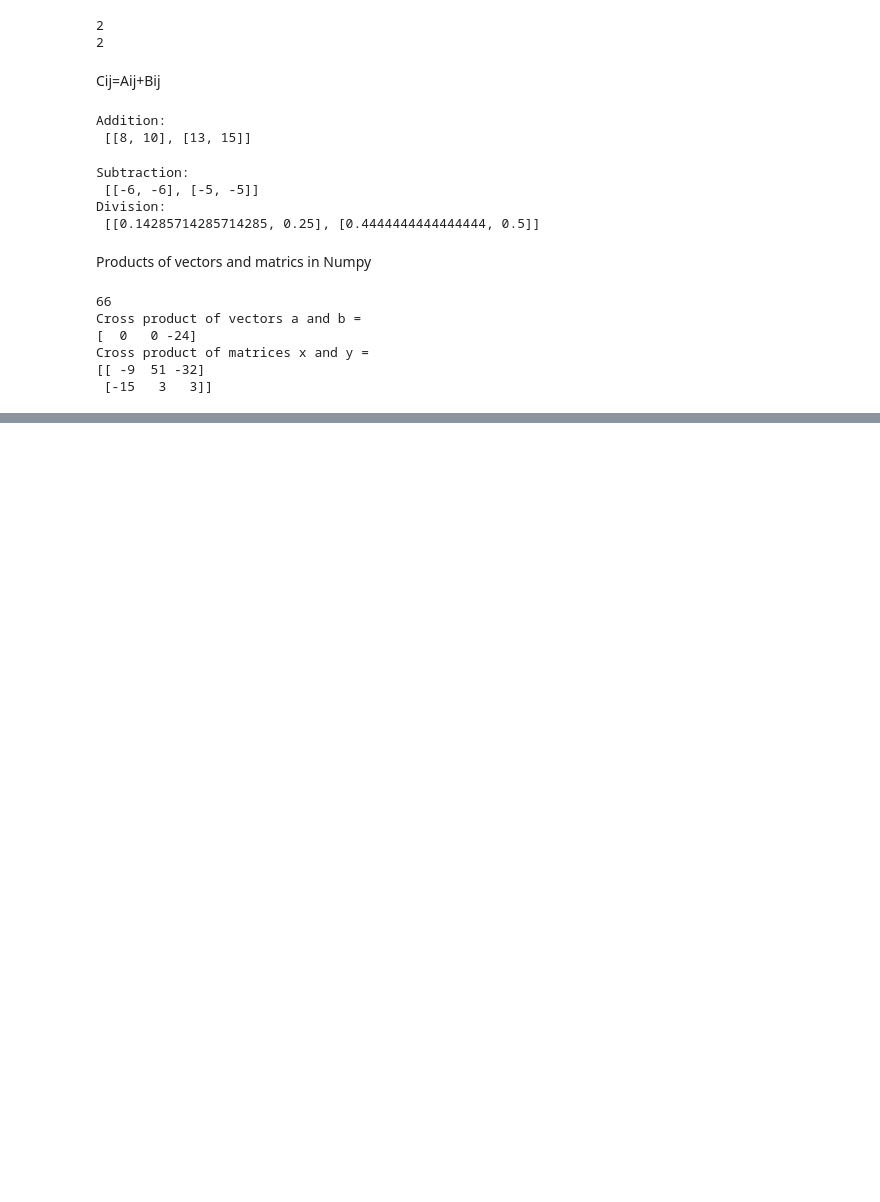
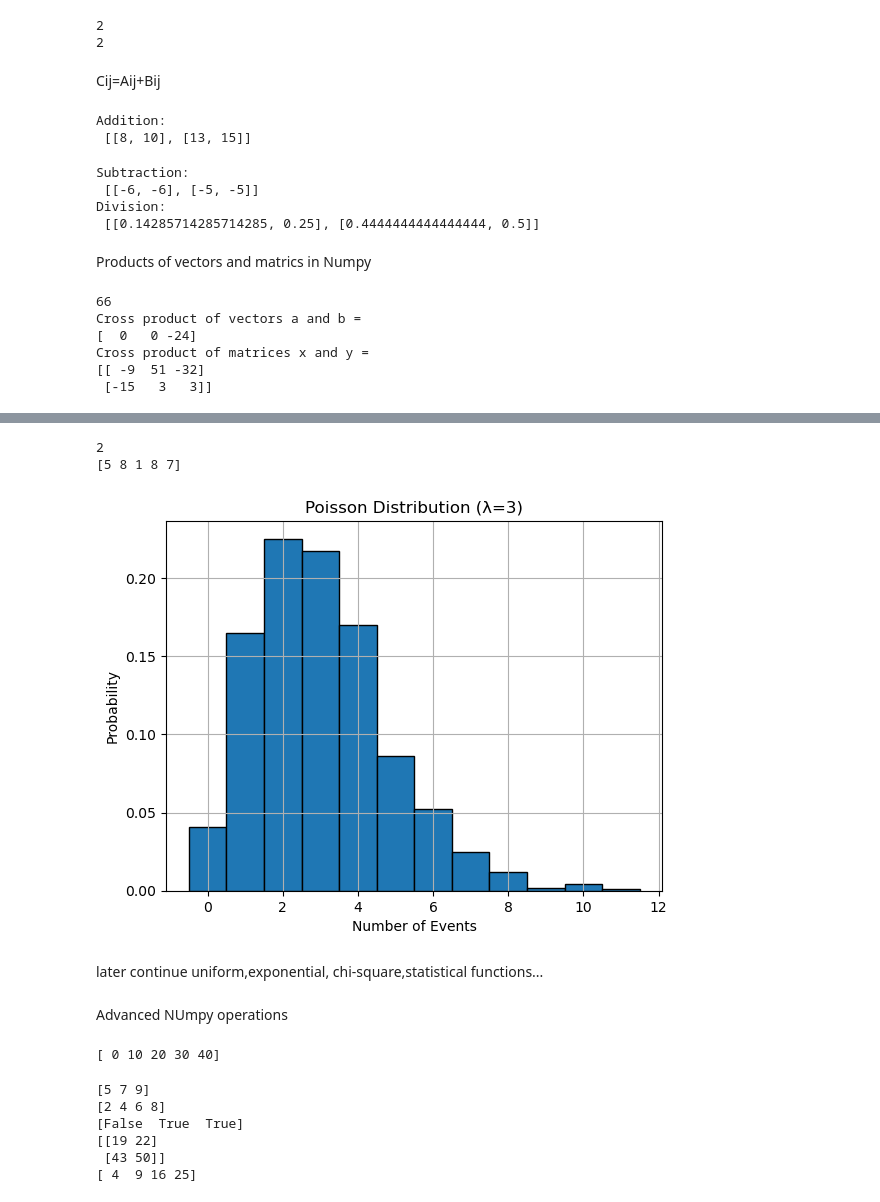
Before and after one commit to harshithvinesh/machine_learning, a Jupyter notebook: numpy.ipynb, the cells around one changed output, grey strips where cells are left out. Saved outputs shown, nothing was run; the diff lists cells and outputs as text; code cells hidden in the pictures; blank space fills up the shorter version.

```diff
--- a/numpy.ipynb
+++ b/numpy.ipynb
@@ -1095,0 +1454,76 @@ Cross product of matrices x and y =
+# %%
+import numpy as np
+x = np.random.poisson(lam=5)
+print(x)
+import numpy as np
+arr = np.random.poisson(lam=5, size=5)
+print(arr)
+# %% [output]
+2
+[5 8 1 8 7]
+# %%
+#demo
+import numpy as np
+import matplotlib.pyplot as plt
+
+lam = 3
+data = np.random.poisson(lam=lam, size=1000)
+
+plt.hist(data, bins=np.arange(-0.5, max(data)+1.5, 1), edgecolor='black', density=True)
+plt.title(f"Poisson Distribution (λ={lam})")
+plt.xlabel("Number of Events")
+plt.ylabel("Probability")
+plt.grid(True)
+plt.show()
+# %% [output]
+[figure, added]
+# %% [markdown]
+later continue uniform,exponential, chi-square,statistical functions...
+# %% [markdown]
+Advanced NUmpy operations
+# %%
+import numpy as np
+
+a = np.arange(5)
+r = a * 10    # Vectorized operation (fast and efficient)
+print(r)
+# %% [output]
+[ 0 10 20 30 40]
+# %%
+# Adding Two Arrays Element-wise
+import numpy as np
+
+a1 = np.array([1, 2, 3])
+a2 = np.array([4, 5, 6])
+res = a1 + a2
+print(res)
+# Element-Wise Scalar Multiplication
+import numpy as np
+a1 = np.array([1, 2, 3, 4])
+res = a1 * 2
+print(res)
+#  Logical Operations on Arrays
+import numpy as np
+a1 = np.array([10, 20, 30])
+res = a1 > 15
+print(res)
+# Matrix Operations Using Vectorization
+import numpy as np
+a1= np.array([[1, 2], [3, 4]])
+a2 = np.array([[5, 6], [7, 8]])
+res = np.dot(a1, a2)
+print(res)
+# Applying Custom Functions Using np.vectorize()
+import numpy as np
+
+a1 = np.array([1, 2, 3, 4])
+vec = np.vectorize(lambda x: x**2 + 2*x + 1)
+res = vec(a1)
+print(res)
+# %% [output]
+[5 7 9]
+[2 4 6 8]
+[False  True  True]
+[[19 22]
+ [43 50]]
+[ 4  9 16 25]
```
Also changed, not shown: parts of 23 cells of this notebook, 1 other file.
